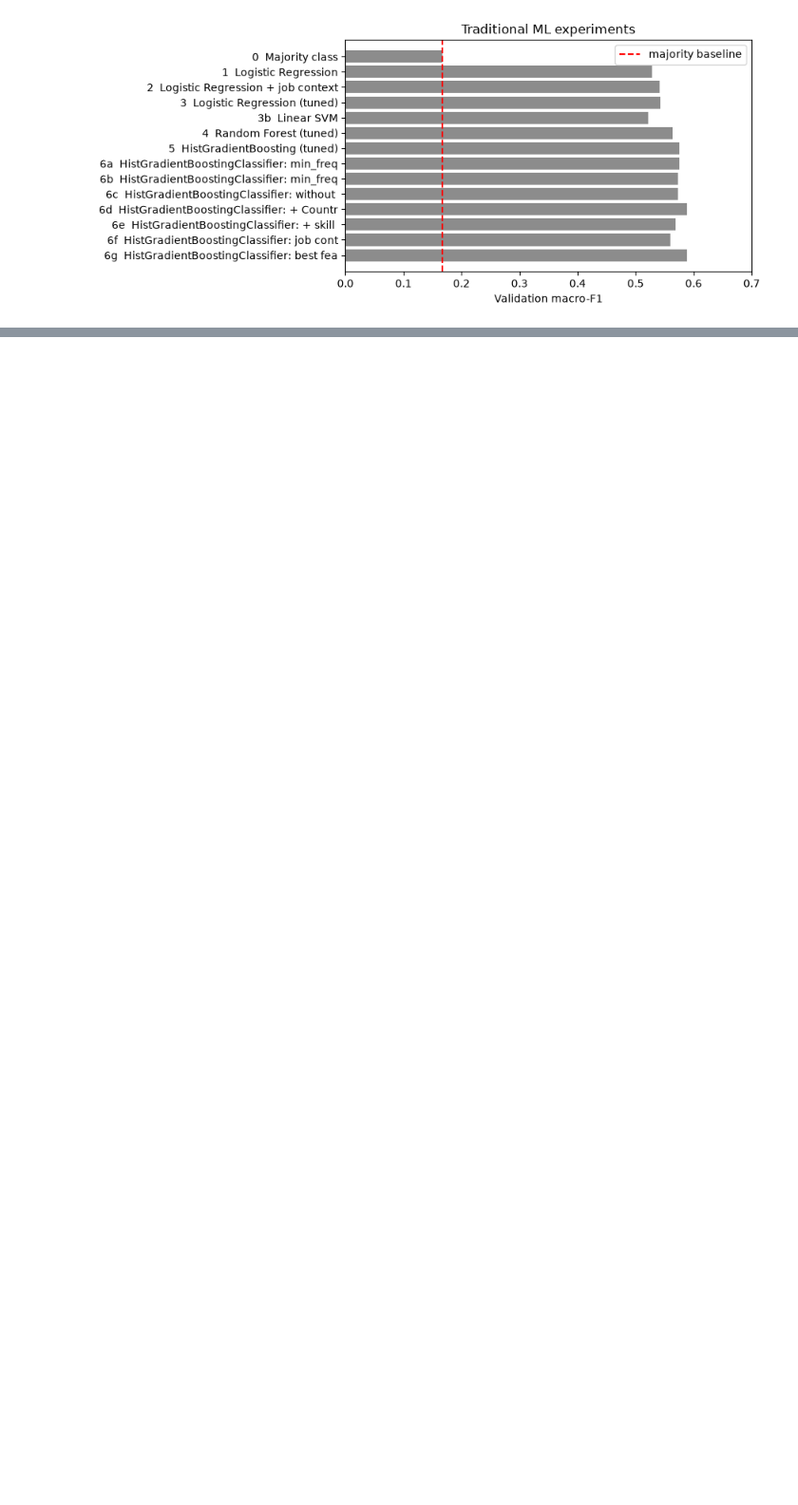
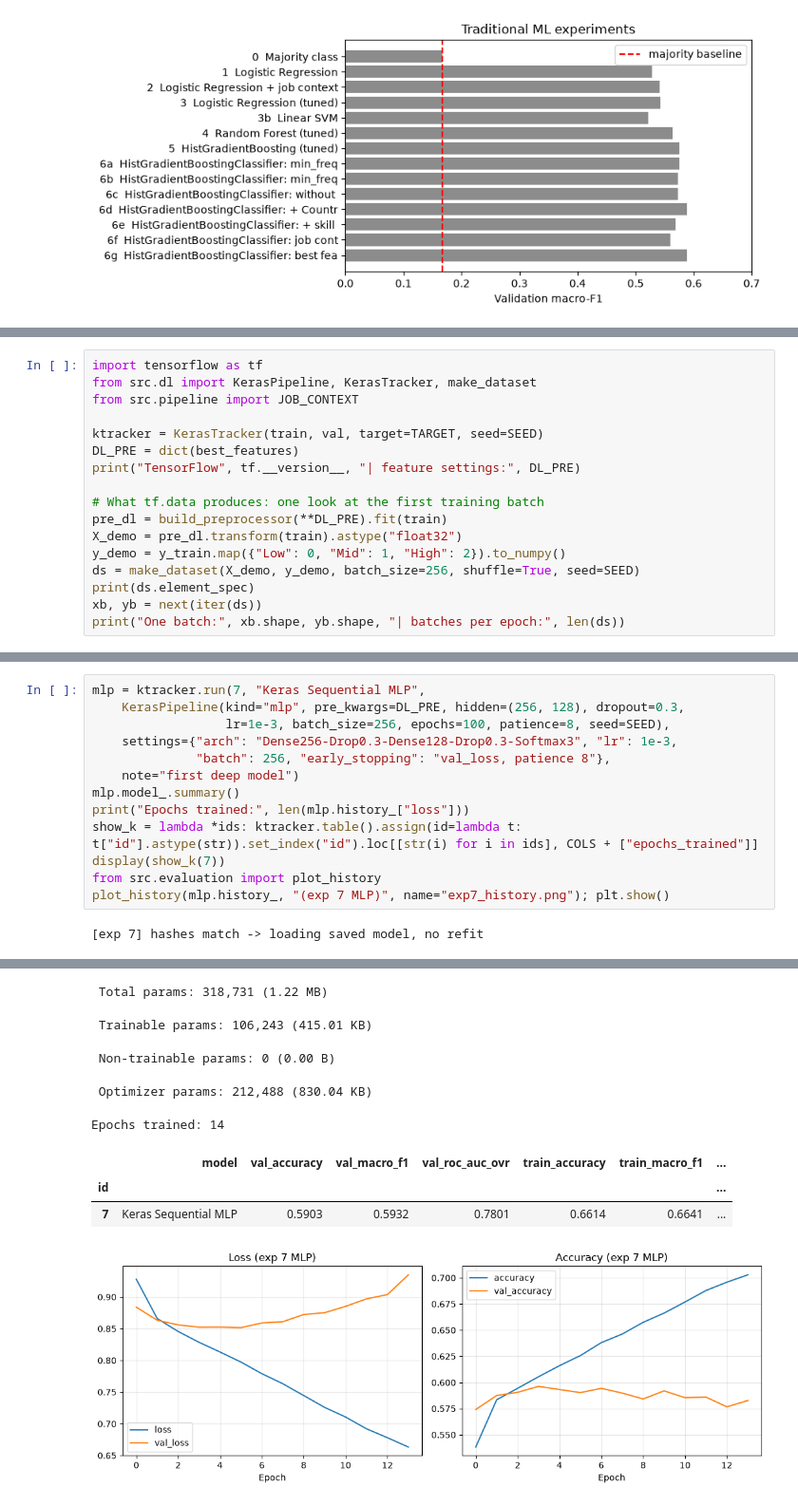
Before and after one commit to dusengepeggy/kodi-pay-summative, a Jupyter notebook: notebooks/01_main_analysis.ipynb, the cells around one changed output, grey strips where cells are left out. Shown at 95% size. Saved outputs shown, nothing was run; the diff lists cells and outputs as text; blank space fills up the shorter version.

Commit message:
exp: Keras experiments 7-9, population/label/ordinal experiments 10-12, validation evaluation and reproducibility proof

```diff
--- a/notebooks/01_main_analysis.ipynb
+++ b/notebooks/01_main_analysis.ipynb
@@ -719,0 +761,17 @@ ax.legend(); plt.tight_layout(); plt.savefig(f"{FIG}/classic_experiments.png", d
+# %%
+import tensorflow as tf
+from src.dl import KerasPipeline, KerasTracker, make_dataset
+from src.pipeline import JOB_CONTEXT
+
+ktracker = KerasTracker(train, val, target=TARGET, seed=SEED)
+DL_PRE = dict(best_features)
+print("TensorFlow", tf.__version__, "| feature settings:", DL_PRE)
+
+# What tf.data produces: one look at the first training batch
+pre_dl = build_preprocessor(**DL_PRE).fit(train)
+X_demo = pre_dl.transform(train).astype("float32")
+y_demo = y_train.map({"Low": 0, "Mid": 1, "High": 2}).to_numpy()
+ds = make_dataset(X_demo, y_demo, batch_size=256, shuffle=True, seed=SEED)
+print(ds.element_spec)
+xb, yb = next(iter(ds))
+print("One batch:", xb.shape, yb.shape, "| batches per epoch:", len(ds))
@@ -719,0 +790,15 @@ ax.legend(); plt.tight_layout(); plt.savefig(f"{FIG}/classic_experiments.png", d
+# %%
+mlp = ktracker.run(7, "Keras Sequential MLP",
+    KerasPipeline(kind="mlp", pre_kwargs=DL_PRE, hidden=(256, 128), dropout=0.3,
+                  lr=1e-3, batch_size=256, epochs=100, patience=8, seed=SEED),
+    settings={"arch": "Dense256-Drop0.3-Dense128-Drop0.3-Softmax3", "lr": 1e-3,
+              "batch": 256, "early_stopping": "val_loss, patience 8"},
+    note="first deep model")
+mlp.model_.summary()
+print("Epochs trained:", len(mlp.history_["loss"]))
+show_k = lambda *ids: ktracker.table().assign(id=lambda t: t["id"].astype(str)).set_index("id").loc[[str(i) for i in ids], COLS + ["epochs_trained"]]
+display(show_k(7))
+from src.evaluation import plot_history
+plot_history(mlp.history_, "(exp 7 MLP)", name="exp7_history.png"); plt.show()
+# %% [output]
+[exp 7] hashes match -> loading saved model, no refit
@@ -719,0 +819,9 @@ ax.legend(); plt.tight_layout(); plt.savefig(f"{FIG}/classic_experiments.png", d
+ Total params: 318,731 (1.22 MB)
+ Trainable params: 106,243 (415.01 KB)
+ Non-trainable params: 0 (0.00 B)
+ Optimizer params: 212,488 (830.04 KB)
+Epochs trained: 14
+|  | model | val_accuracy | val_macro_f1 | val_roc_auc_ovr | train_accuracy | train_macro_f1 | ... |
+| id |  |  |  |  |  |  | ... |
+| 7 | Keras Sequential MLP | 0.5903 | 0.5932 | 0.7801 | 0.6614 | 0.6641 | ... |
+[figure, added]
```
Also changed, not shown: parts of 82 cells of this notebook, 40 other files.
